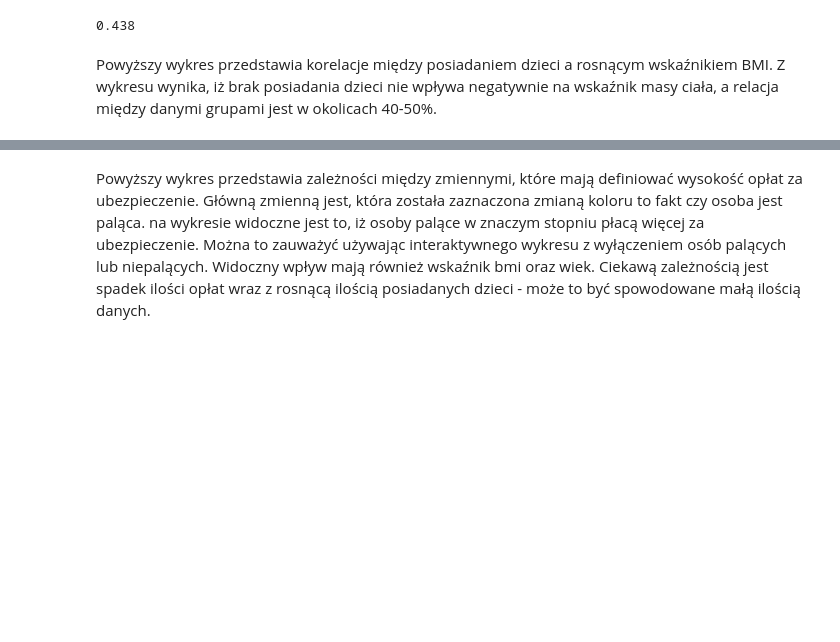
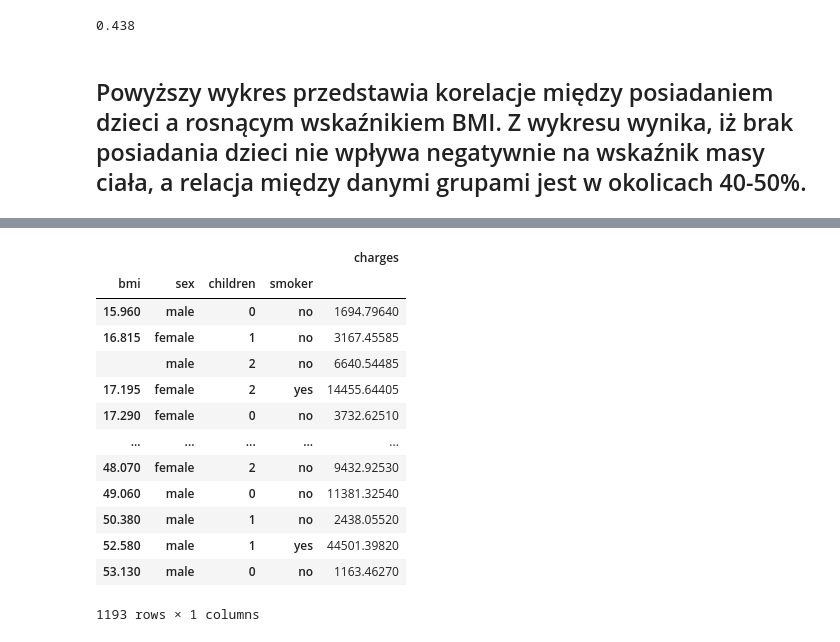
Before and after one commit to GKurek94/Data-Science-projects, a Jupyter notebook: Insurance.ipynb, the cells around one changed output, grey strips where cells are left out. Drawn from its saved outputs; the diff is of its cells as text; code cells hidden in the pictures; blank space fills up the shorter version.

```diff
--- a/Insurance.ipynb
+++ b/Insurance.ipynb
@@ -96,13 +96,26 @@ round(w2/w,3)
 # %% [output]
 0.438
 # %% [markdown]
-Powyższy wykres przedstawia korelacje między posiadaniem dzieci a rosnącym wskaźnikiem BMI. Z wykresu wynika, iż brak posiadania dzieci nie wpływa negatywnie na wskaźnik masy ciała, a relacja między danymi grupami jest w okolicach 40-50%.
+## Powyższy wykres przedstawia korelacje między posiadaniem dzieci a rosnącym wskaźnikiem BMI. Z wykresu wynika, iż brak posiadania dzieci nie wpływa negatywnie na wskaźnik masy ciała, a relacja między danymi grupami jest w okolicach 40-50%.
 # %%
 px.scatter_matrix(data_frame=df_raw, dimensions=['sex','age','bmi','children','charges'], color='smoker')
 # %% [output]
 [interactive output not drawn]
-# %% [markdown]
-Powyższy wykres przedstawia zależności między zmiennymi, które mają definiować wysokość opłat za ubezpieczenie.
-Główną zmienną jest, która została zaznaczona zmianą koloru to fakt czy osoba jest paląca. na wykresie widoczne jest to, iż osoby palące w znaczym stopniu płacą więcej za ubezpieczenie. Można to zauważyć używając interaktywnego wykresu z wyłączeniem osób palących lub niepalących.
-Widoczny wpływ mają również wskaźnik bmi oraz wiek.
-Ciekawą zależnością jest spadek ilości opłat wraz z rosnącą ilością posiadanych dzieci - może to być spowodowane małą ilością danych.
+# %%
+df23 = df_raw.groupby(['bmi','sex','children', 'smoker'])[['charges']].mean()
+df23
+# %% [output]
+|  |  |  |  | charges |
+| bmi | sex | children | smoker |  |
+| 15.960 | male | 0 | no | 1694.79640 |
+| 16.815 | female | 1 | no | 3167.45585 |
+|  | male | 2 | no | 6640.54485 |
+| 17.195 | female | 2 | yes | 14455.64405 |
+| 17.290 | female | 0 | no | 3732.62510 |
+| ... | ... | ... | ... | ... |
+| 48.070 | female | 2 | no | 9432.92530 |
+| 49.060 | male | 0 | no | 11381.32540 |
+| 50.380 | male | 1 | no | 2438.05520 |
+| 52.580 | male | 1 | yes | 44501.39820 |
+| 53.130 | male | 0 | no | 1163.46270 |
+1193 rows × 1 columns
```
Also changed, not shown: parts of 7 cells of this notebook.
